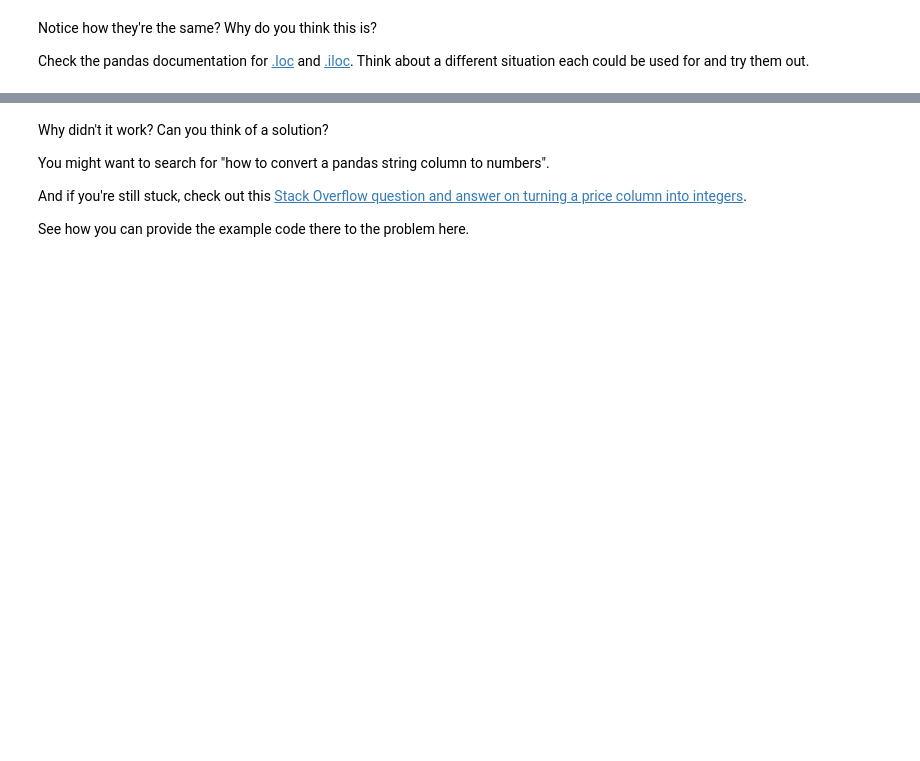
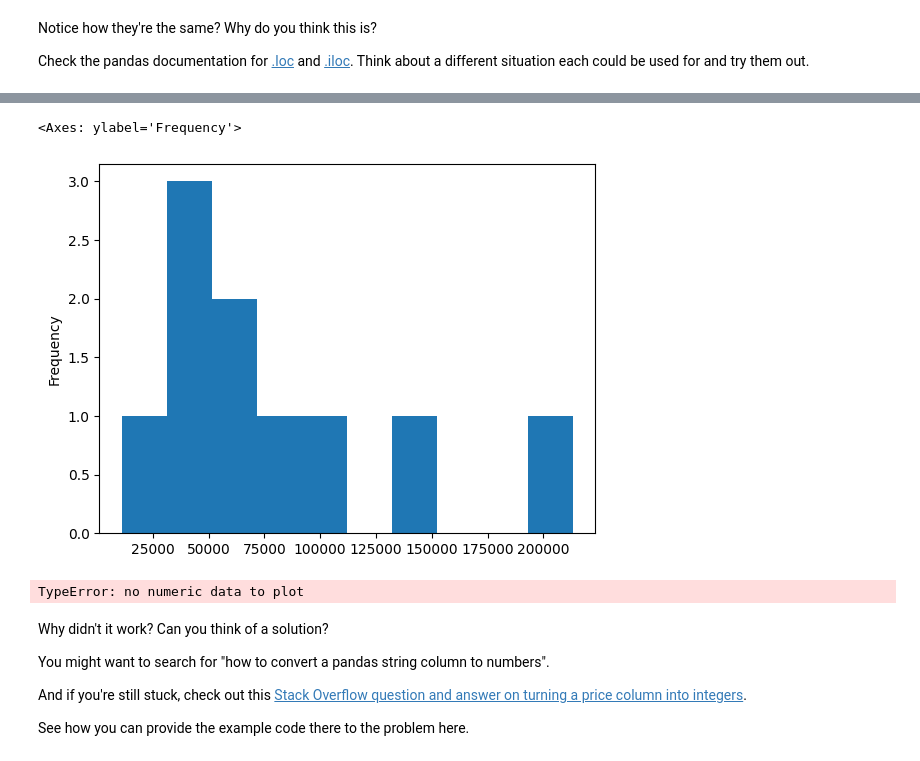
Before and after one commit to Op3yem1/AI_ML_Training, a Jupyter notebook: section-2-data-science-and-ml-tools/pandas-exercises.ipynb, the cells around one changed output, grey strips where cells are left out. Cells and saved outputs as stored; diff of their text form; code cells hidden in the pictures; blank space fills up the shorter version.

```diff
--- a/section-2-data-science-and-ml-tools/pandas-exercises.ipynb
+++ b/section-2-data-science-and-ml-tools/pandas-exercises.ipynb
@@ -99,7 +246,14 @@ Check the pandas documentation for [.loc](https://pandas.pydata.org/pandas-docs/
 # %%
 # Create a histogram of the Odometer column using hist()
+car_sales['Odometer (KM)'].plot.hist()
+# %% [output]
+<Axes: ylabel='Frequency'>
+[figure, added]
 # %%
 # Try to plot the Price column using plot()
+car_sales['Price'].plot()
+# %% [output]
+TypeError: no numeric data to plot
 # %% [markdown]
 Why didn't it work? Can you think of a solution?
 
```
Also changed, not shown: parts of 28 cells of this notebook.
